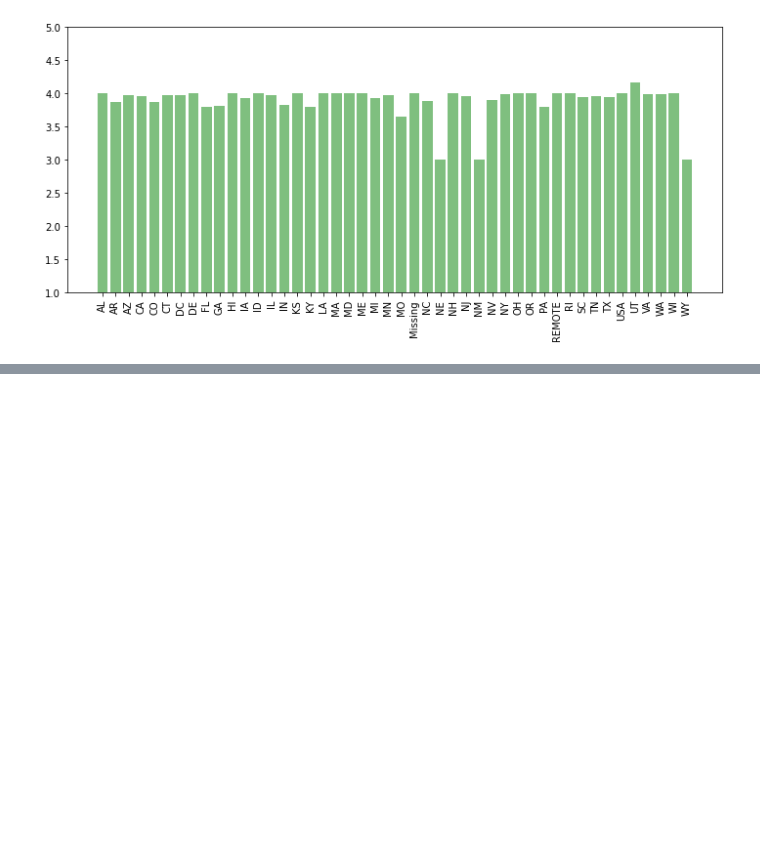
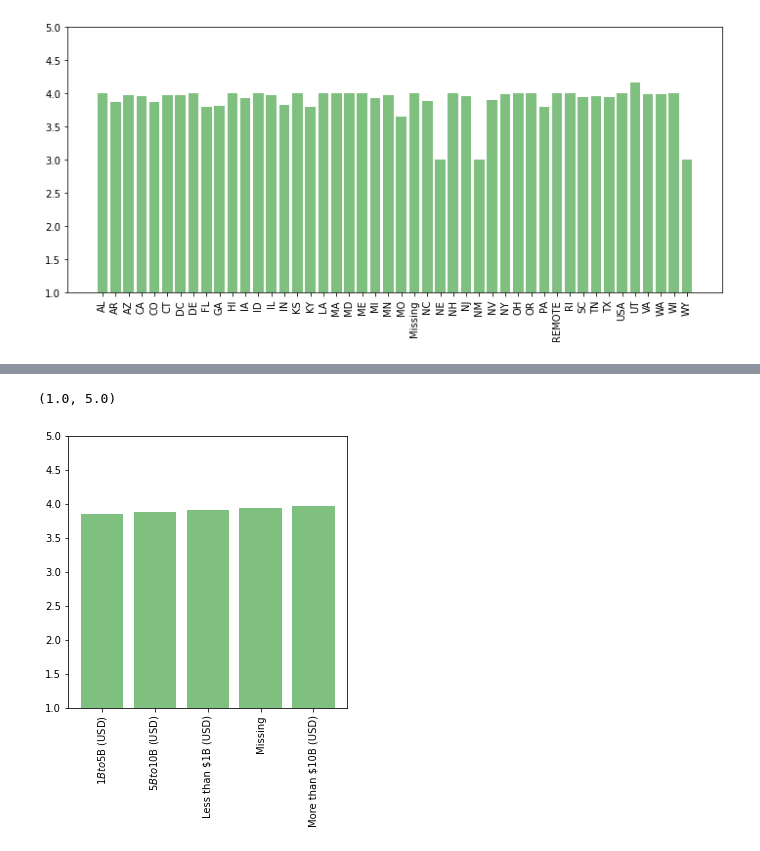
Before and after one commit to jennifermarie6sl/Project-1, a Jupyter notebook: Susana-Jupyter-Notebook.ipynb, the cells around one changed output, grey strips where cells are left out. Cells and saved outputs as stored; diff of their text form; code cells hidden in the pictures; blank space fills up the shorter version.

```diff
--- a/Susana-Jupyter-Notebook.ipynb
+++ b/Susana-Jupyter-Notebook.ipynb
@@ -516,0 +517,14 @@ plt.ylim([1,5])
+# %%
+# Grouping by Revenue
+groupby_revenue = indeed_df_500.groupby('Company_Revenue')
+
+# Checking the number of reviews in each group
+sum_reviews_by_revenue = groupby_revenue['No_of_Reviews'].sum()
+print(sum_reviews_by_revenue)
+
+# Creating division
+print('----------------------------------------------------------')
+
+# What is the average stars by job type
+mean_star_by_revenue = groupby_revenue['No_of_Stars'].mean()
+print(mean_star_by_revenue)
@@ -516,0 +547,16 @@ plt.ylim([1,5])
+# %%
+# Revenue Ratings - Barplot
+
+# An array that contains the star rating by job type, length of array and tick mark locations
+revenue = [value for value in mean_star_by_revenue]
+x_axis_rev = np.arange(len(mean_star_by_revenue))# Determine number of bars needed
+tick_loc_rev = [value for value in x_axis_rev] # to tell the plot where to place tick marks
+
+# Bar Chart
+fig, ax = plt.subplots(figsize=(5,5))
+plt.bar(x_axis_rev, revenue, color='g', alpha=0.5, align="center")
+plt.xticks(tick_loc_rev, mean_star_by_revenue.index.values, rotation="vertical")
+plt.ylim([1,5])
+# %% [output]
+(1.0, 5.0)
+[figure, added]
```
Also changed, not shown: parts of 25 cells of this notebook.
